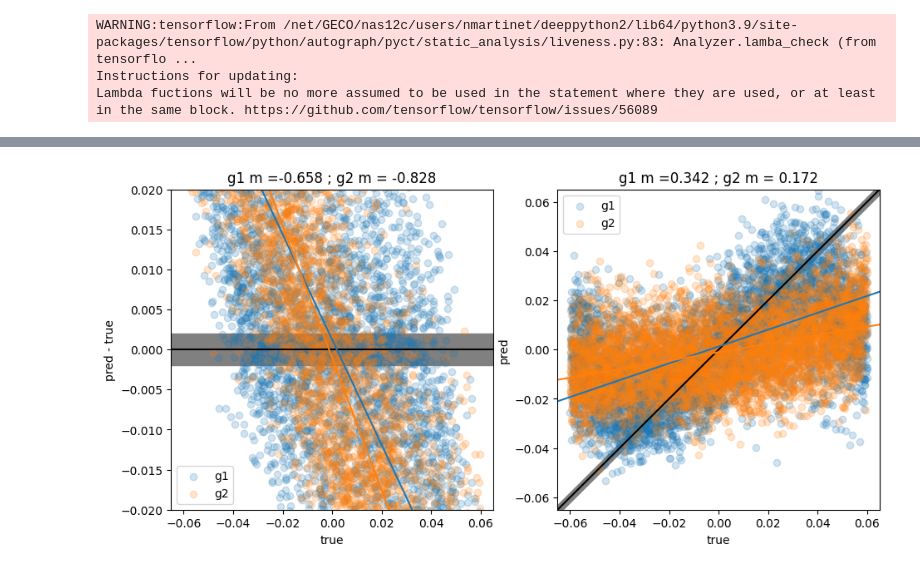
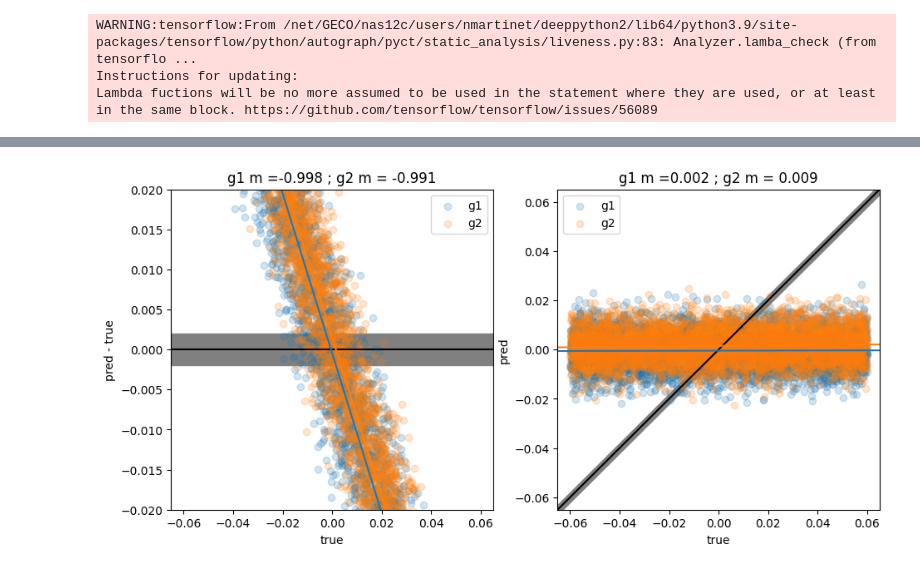
Before and after one commit to martinetnicolas/PISCO, a Jupyter notebook: notebooks/TrainEuclidJAX.ipynb, the cells around one changed output, grey strips where cells are left out. Cells and saved outputs as stored; diff of their text form; code cells hidden in the pictures.

```diff
--- a/notebooks/TrainEuclidJAX.ipynb
+++ b/notebooks/TrainEuclidJAX.ipynb
@@ -212,22 +225,22 @@ with open('models/test_resnet18_'+str(total_steps)+'steps.pckl', 'wb') as handle
     pickle.dump(params, handle, protocol=pickle.HIGHEST_PROTOCOL)
 # %%
 # Read model parameters
-#with open('models/test_resnet18_'+str(total_steps)+'steps.pckl', 'rb') as handle:
-#    params_trained = pickle.load(handle)
+with open(MODELS_dir+case+'_complete.pckl', 'rb') as handle:
+    params_trained = pickle.load(handle)
-# %%
-dset_test = tfds.load('pisco_euclid',split='train[90%:]')
-dset_test = dset_test.map(preprocessing)
-dset_test = dset_test.batch(batch_size, drop_remainder=True)
-dset_test = dset_test.prefetch(-1)
-dset_test = dset_test.as_numpy_iterator()
+# %%
+dset_test = tfds.load('pisco_euclid',split='train[90%:]',data_dir=IMAGESIMS_dir)
+dset_test = dset_test.map(preprocessing)
+dset_test = dset_test.batch(batch_size, drop_remainder=True)
+dset_test = dset_test.prefetch(-1)
+dset_test = dset_test.as_numpy_iterator()
 # %%
 preds = []
 truth = []
 
 # Applying the model
 for batch in dset_test:
-    preds.append(model.apply(params, jnp.nan_to_num(batch[0])))
-    #preds.append(model.apply(params_trained, jnp.nan_to_num(batch[0])))
+    #preds.append(model.apply(params, jnp.nan_to_num(batch[0])))
+    preds.append(model.apply(params_trained, jnp.nan_to_num(batch[0])))
     truth.append(batch[1])
 
 preds = np.concatenate(preds)
@@ -235,48 +248,48 @@ truth = np.concatenate(truth)
 # %%
 poly_g1 = np.polyfit(truth[:,0],preds[:,0] - truth[:,0],1)
 poly_g2 = np.polyfit(truth[:,1],preds[:,1] - truth[:,1],1)
 
-figure(figsize=(11,5))
+plt.figure(figsize=(11,5))
 
 #
-subplot(121)
+plt.subplot(121)
 
-axhline(0, color='k')
-axhspan(-0.002,0.002, color='gray');
+plt.axhline(0, color='k')
+plt.axhspan(-0.002,0.002, color='gray');
 
-t = linspace(-0.065,0.065)
-plot(t, poly_g1[1]+poly_g1[0]*t, color='C0')
-plot(t, poly_g2[1]+poly_g2[0]*t, color='C1')
+t = np.linspace(-0.065,0.065)
+plt.plot(t, poly_g1[1]+poly_g1[0]*t, color='C0')
+plt.plot(t, poly_g2[1]+poly_g2[0]*t, color='C1')
 
-scatter(truth[:,0], preds[:,0] - truth[:,0], alpha=0.2, label='g1',color='C0')
-scatter(truth[:,1], preds[:,1] - truth[:,1], alpha=0.2, label='g2',color='C1')
-xlabel('true')
-ylabel('pred - true')
+plt.scatter(truth[:,0], preds[:,0] - truth[:,0], alpha=0.2, label='g1',color='C0')
+plt.scatter(truth[:,1], preds[:,1] - truth[:,1], alpha=0.2, label='g2',color='C1')
+plt.xlabel('true')
+plt.ylabel('pred - true')
 
-legend();
-title('g1 m =%0.3f ; g2 m = %0.3f'%(poly_g1[0], poly_g2[0]))
-ylim(-0.02,0.02)
-xlim(-0.065,0.065)
+plt.legend();
+plt.title('g1 m =%0.3f ; g2 m = %0.3f'%(poly_g1[0], poly_g2[0]))
+plt.ylim(-0.02,0.02)
+plt.xlim(-0.065,0.065)
 
 #
-subplot(122)
+plt.subplot(122)
 
-t = linspace(-0.065,0.065)
-plot(t,t, color='k')
-fill_between(t,t-0.002,t+0.002, color='gray')
-plot(t, poly_g1[1]+(poly_g1[0]+1)*t, color='C0')
-plot(t, poly_g2[1]+(poly_g2[0]+1)*t, color='C1')
+t = np.linspace(-0.065,0.065)
+plt.plot(t,t, color='k')
+plt.fill_between(t,t-0.002,t+0.002, color='gray')
+plt.plot(t, poly_g1[1]+(poly_g1[0]+1)*t, color='C0')
+plt.plot(t, poly_g2[1]+(poly_g2[0]+1)*t, color='C1')
 
-scatter(truth[:,0], preds[:,0], alpha=0.2, label='g1',color='C0')
-scatter(truth[:,1], preds[:,1], alpha=0.2, label='g2',color='C1')
-xlabel('true')
-ylabel('pred')
+plt.scatter(truth[:,0], preds[:,0], alpha=0.2, label='g1',color='C0')
+plt.scatter(truth[:,1], preds[:,1], alpha=0.2, label='g2',color='C1')
+plt.xlabel('true')
+plt.ylabel('pred')
 
-legend();
-title('g1 m =%0.3f ; g2 m = %0.3f'%(poly_g1[0]+1, poly_g2[0]+1))
-ylim(-0.065,0.065)
-xlim(-0.065,0.065)
+plt.legend();
+plt.title('g1 m =%0.3f ; g2 m = %0.3f'%(poly_g1[0]+1, poly_g2[0]+1))
+plt.ylim(-0.065,0.065)
+plt.xlim(-0.065,0.065)
 
-savefig('plots/test_resnet18_'+str(total_steps)+'steps.png')
+plt.savefig(PLOTS_dir+case+'_predtrue.png')
 # %% [output]
-[figure, old version]
+[figure, new version]
```
Also changed, not shown: parts of 19 cells of this notebook.
